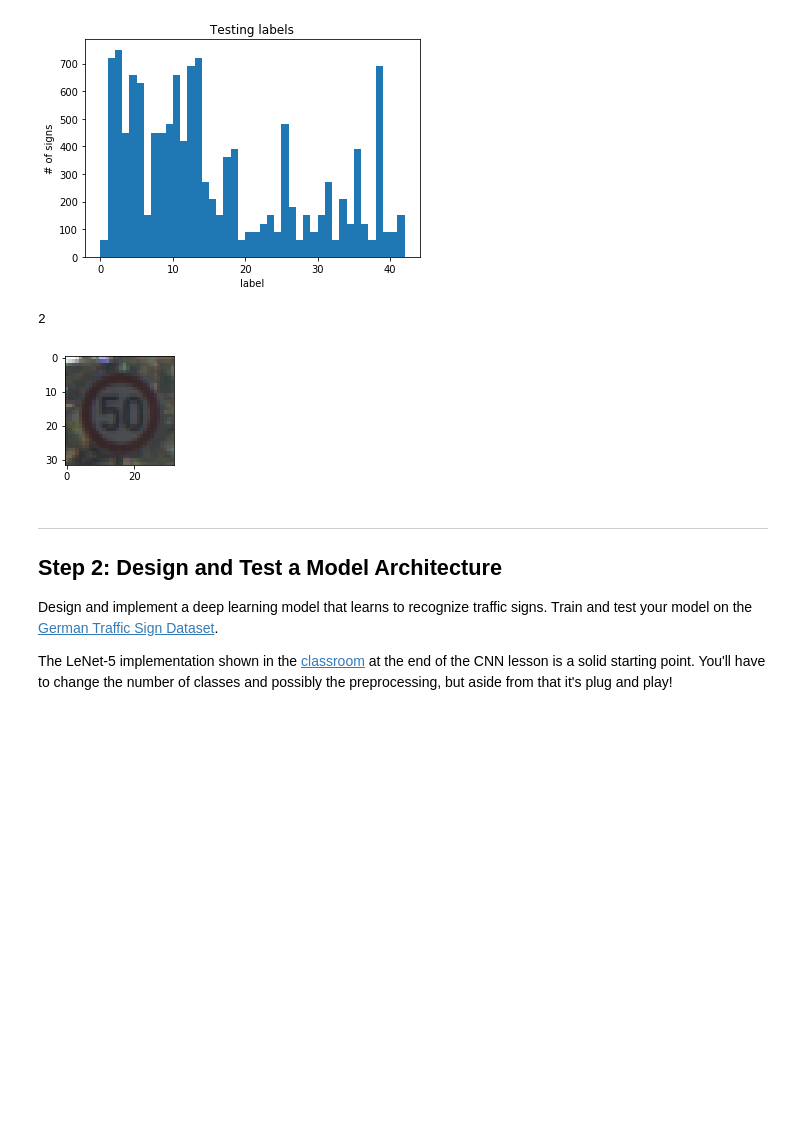
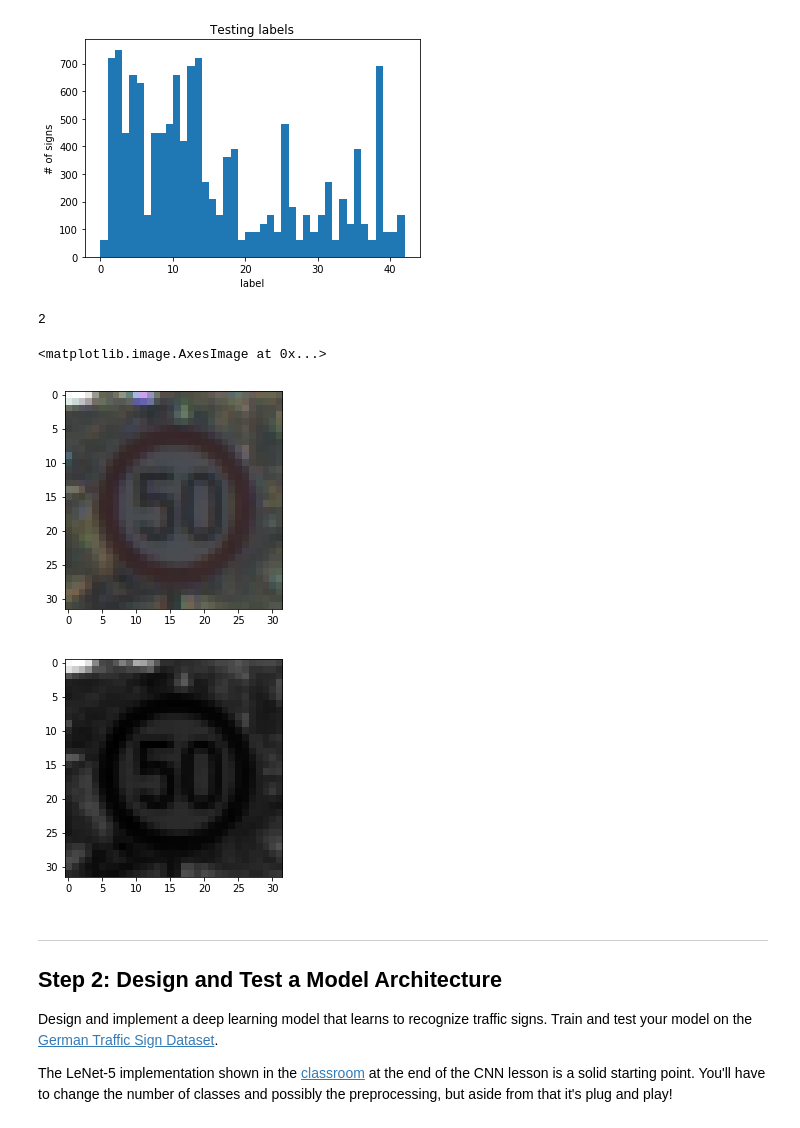
Before and after one commit to steve3424/CarND-Traffic-Sign-Classifier-Project, a Jupyter notebook: Traffic_Sign_Classifier.ipynb, the cells around one changed output. Cells and saved outputs as stored; diff of their text form; code cells hidden in the pictures; blank space fills up the shorter version.

Commit message:
add grayscale conversion

```diff
--- a/Traffic_Sign_Classifier.ipynb
+++ b/Traffic_Sign_Classifier.ipynb
@@ -123,17 +125,27 @@ plt.show()
 [figure]
 # %%
 ## print image
-
 pic = 32000
 image = X_train[pic]
 label = y_train[pic]
 
-plt.figure(figsize=(2,2))
+plt.figure()
 plt.imshow(image)
-print(label)\
+print(label)
+
+
+## print grayscale
+gray = np.dot(X_train, [0.21, 0.72, 0.07])
+gray = gray[:,:,:,np.newaxis]
+image = gray[pic].squeeze()
+label = y_train[pic]
+plt.figure()
+plt.imshow(image, cmap='gray')
 # %% [output]
 2
+<matplotlib.image.AxesImage at 0x...>
-[figure, old version]
+[figure, new version]
+[figure, added]
 # %% [markdown]
 ----
 
```
Also changed, not shown: parts of 6 cells of this notebook, 3 other files.
